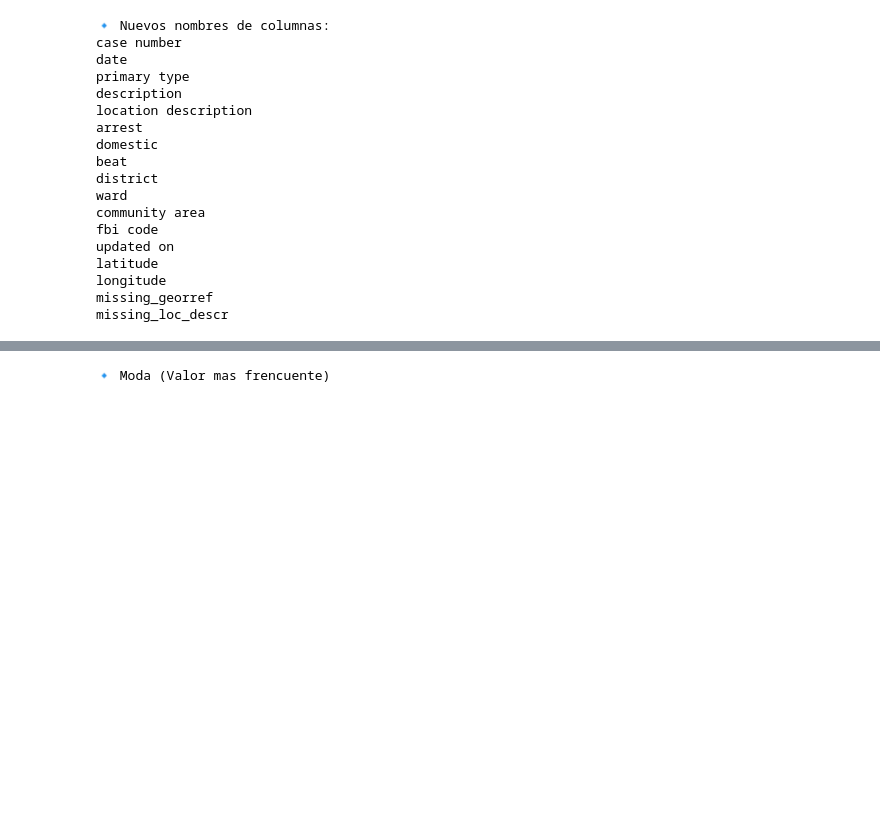
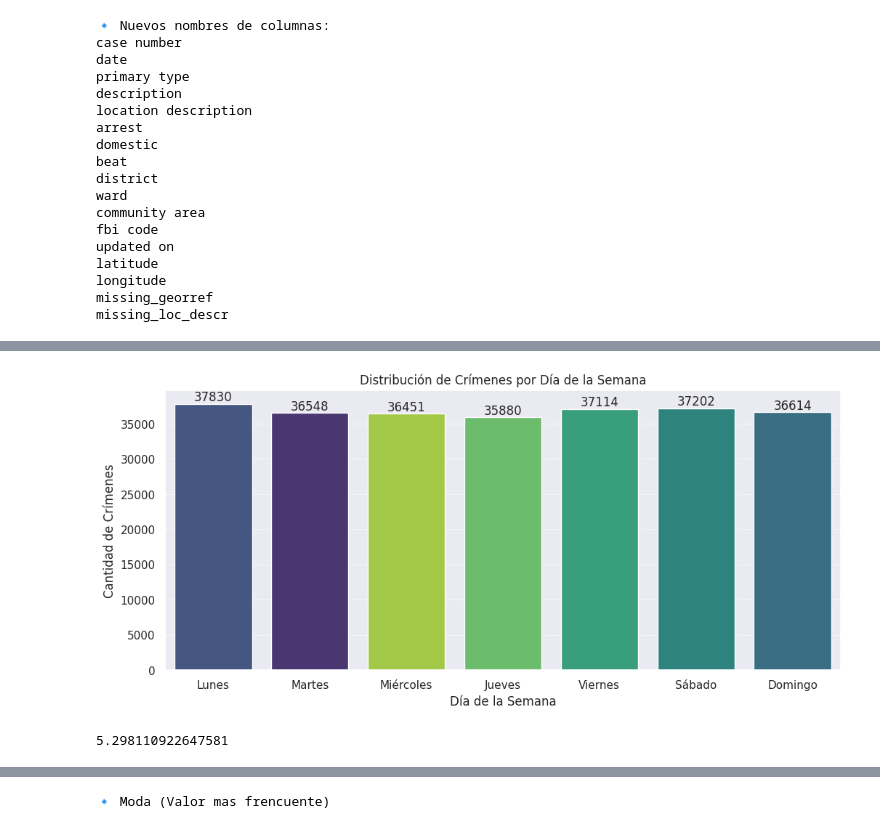
Before and after one commit to mbarquienero/Analisis_de_datos, a Jupyter notebook: chicago_crimenes.ipynb, the cells around one changed output, grey strips where cells are left out. Saved outputs shown, nothing was run; the diff lists cells and outputs as text; code cells hidden in the pictures; blank space fills up the shorter version.

```diff
--- a/chicago_crimenes.ipynb
+++ b/chicago_crimenes.ipynb
@@ -1226,0 +1273,30 @@ dtype: float64
+# %%
+# ahora por día de la semana
+fig, ax = plt.subplots(figsize=(12, 5))
+sns.countplot(df, x='dia_semana', hue='dia_semana',
+              order=["Monday", "Tuesday", "Wednesday", "Thursday", "Friday", "Saturday", "Sunday"],
+              palette="viridis", legend=False, ax=ax)
+
+ax.set_title("Distribución de Crímenes por Día de la Semana")
+ax.set_xlabel("Día de la Semana")
+ax.set_ylabel("Cantidad de Crímenes")
+
+ax.set_xticks(
+    range(0, 7),
+    ["Lunes", "Martes", "Miércoles", "Jueves", "Viernes", "Sábado", "Domingo"],
+)
+
+for container in ax.containers:
+    ax.bar_label(container)
+
+ax.grid(axis='y', linestyle='--', alpha=0.7)
+plt.show()
+# %% [output]
+[figure, added]
+# %%
+# ¿Qué porcentaje representa el span respecto de la media?
+aux =  df['dia_semana'].value_counts()
+
+((aux.max()-aux.min()) / aux.mean()).item() * 100
+# %% [output]
+5.298110922647581
```
Also changed, not shown: parts of 57 cells of this notebook, 1 other file.
